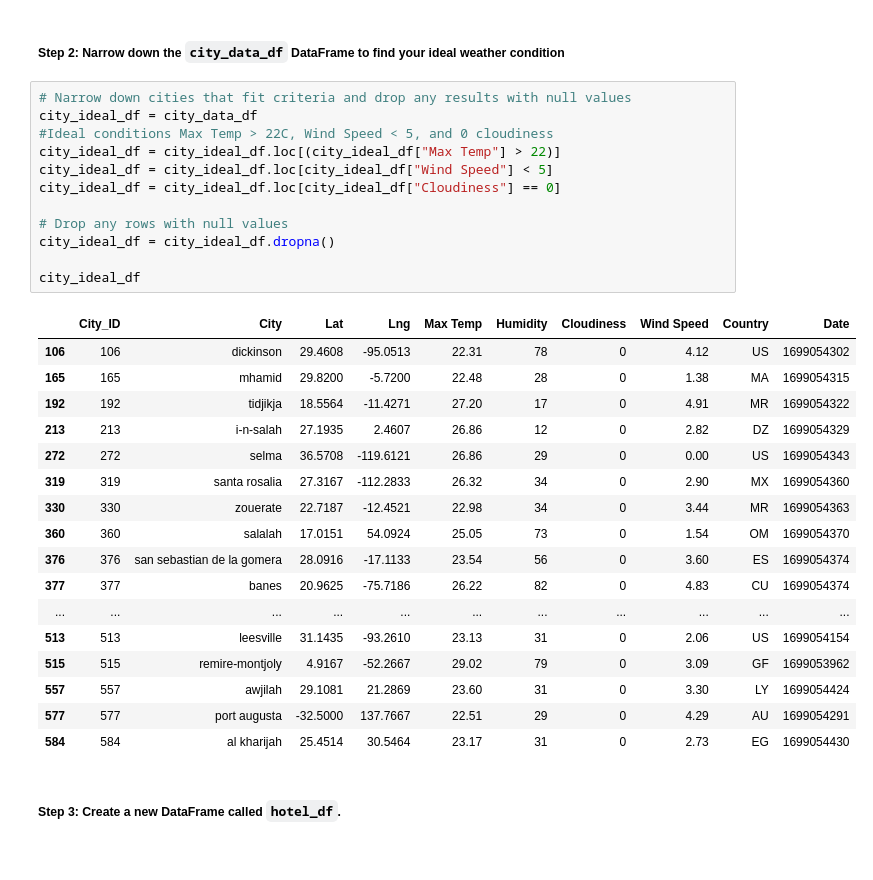
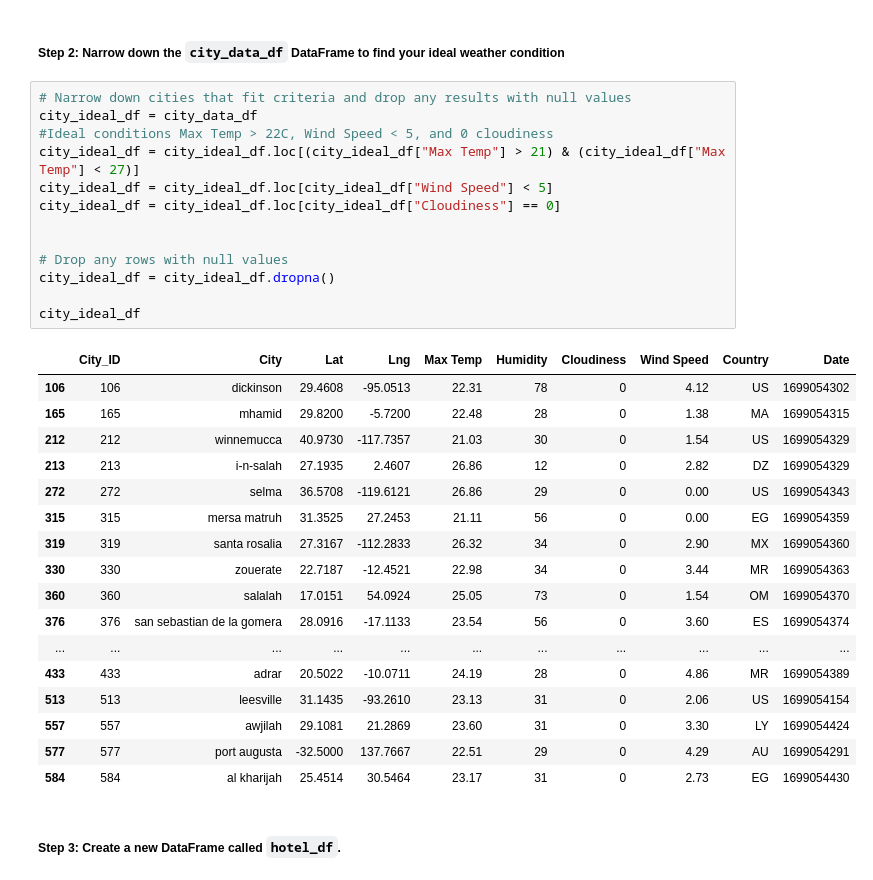
Before and after one commit to sallyca530/Python-API-Challenge, a Jupyter notebook: WeatherPy_main/VacationPymain.ipynb, the cells around one changed output. Drawn from its saved outputs; the diff is of its cells as text.

```diff
--- a/WeatherPy_main/VacationPymain.ipynb
+++ b/WeatherPy_main/VacationPymain.ipynb
@@ -50,30 +50,31 @@ map_plot_1
 # %%
 # Narrow down cities that fit criteria and drop any results with null values
 city_ideal_df = city_data_df
 #Ideal conditions Max Temp > 22C, Wind Speed < 5, and 0 cloudiness
-city_ideal_df = city_ideal_df.loc[(city_ideal_df["Max Temp"] > 22)]
+city_ideal_df = city_ideal_df.loc[(city_ideal_df["Max Temp"] > 21) & (city_ideal_df["Max Temp"] < 27)]
 city_ideal_df = city_ideal_df.loc[city_ideal_df["Wind Speed"] < 5]
 city_ideal_df = city_ideal_df.loc[city_ideal_df["Cloudiness"] == 0]
+
 
 # Drop any rows with null values
 city_ideal_df = city_ideal_df.dropna()
 
 city_ideal_df
 # %% [output]
 |  | City_ID | City | Lat | Lng | Max Temp | Humidity | Cloudiness | Wind Speed | Country | Date |
 | 106 | 106 | dickinson | 29.4608 | -95.0513 | 22.31 | 78 | 0 | 4.12 | US | 1699054302 |
 | 165 | 165 | mhamid | 29.8200 | -5.7200 | 22.48 | 28 | 0 | 1.38 | MA | 1699054315 |
-| 192 | 192 | tidjikja | 18.5564 | -11.4271 | 27.20 | 17 | 0 | 4.91 | MR | 1699054322 |
+| 212 | 212 | winnemucca | 40.9730 | -117.7357 | 21.03 | 30 | 0 | 1.54 | US | 1699054329 |
 | 213 | 213 | i-n-salah | 27.1935 | 2.4607 | 26.86 | 12 | 0 | 2.82 | DZ | 1699054329 |
 | 272 | 272 | selma | 36.5708 | -119.6121 | 26.86 | 29 | 0 | 0.00 | US | 1699054343 |
+| 315 | 315 | mersa matruh | 31.3525 | 27.2453 | 21.11 | 56 | 0 | 0.00 | EG | 1699054359 |
 | 319 | 319 | santa rosalia | 27.3167 | -112.2833 | 26.32 | 34 | 0 | 2.90 | MX | 1699054360 |
 | 330 | 330 | zouerate | 22.7187 | -12.4521 | 22.98 | 34 | 0 | 3.44 | MR | 1699054363 |
 | 360 | 360 | salalah | 17.0151 | 54.0924 | 25.05 | 73 | 0 | 1.54 | OM | 1699054370 |
 | 376 | 376 | san sebastian de la gomera | 28.0916 | -17.1133 | 23.54 | 56 | 0 | 3.60 | ES | 1699054374 |
-| 377 | 377 | banes | 20.9625 | -75.7186 | 26.22 | 82 | 0 | 4.83 | CU | 1699054374 |
 | ... | ... | ... | ... | ... | ... | ... | ... | ... | ... | ... |
+| 433 | 433 | adrar | 20.5022 | -10.0711 | 24.19 | 28 | 0 | 4.86 | MR | 1699054389 |
 | 513 | 513 | leesville | 31.1435 | -93.2610 | 23.13 | 31 | 0 | 2.06 | US | 1699054154 |
-| 515 | 515 | remire-montjoly | 4.9167 | -52.2667 | 29.02 | 79 | 0 | 3.09 | GF | 1699053962 |
 | 557 | 557 | awjilah | 29.1081 | 21.2869 | 23.60 | 31 | 0 | 3.30 | LY | 1699054424 |
 | 577 | 577 | port augusta | -32.5000 | 137.7667 | 22.51 | 29 | 0 | 4.29 | AU | 1699054291 |
 | 584 | 584 | al kharijah | 25.4514 | 30.5464 | 23.17 | 31 | 0 | 2.73 | EG | 1699054430 |
```
Also changed, not shown: parts of 4 cells of this notebook.
